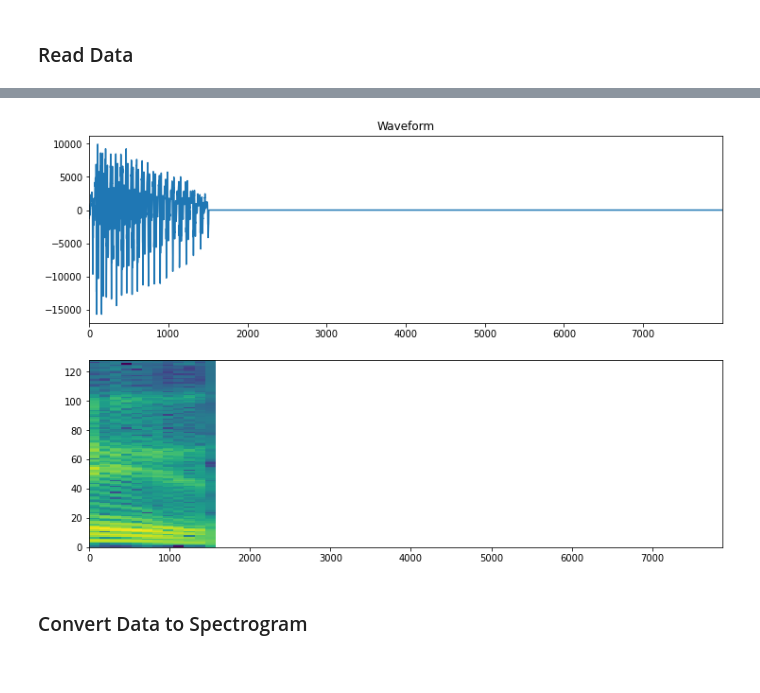
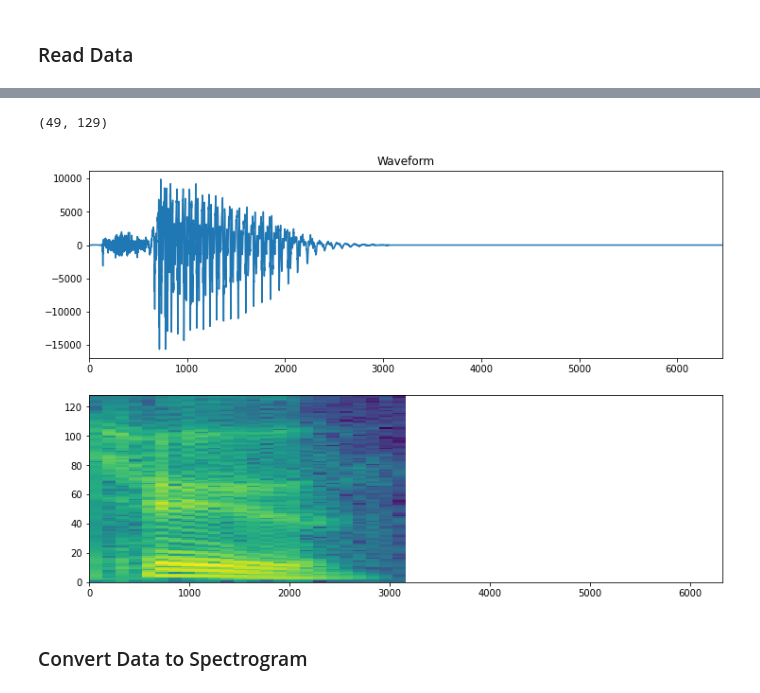
Before and after one commit to leand12/TAAProject2, a Jupyter notebook: proj2.ipynb, the cells around one changed output, grey strips where cells are left out. Saved outputs shown, nothing was run; the diff lists cells and outputs as text; code cells hidden in the pictures.

```diff
--- a/proj2.ipynb
+++ b/proj2.ipynb
@@ -189,27 +192,25 @@ files = 'recordings/'
 ds_files = listdir(files)
 
 labels = [str(i) for i in range(10)]
+rate = 8000
 
 X = []
 y = []
-s = []
 
 for file in ds_files:
     label = int(file.split("_")[0])
     rate, data = wavfile.read(join(files, file))
 
-    #print(data.shape)
-    trimmed_data = trim_silence(data.astype(np.float16))
-    X.append(trimmed_data)
+    #trimmed_data = trim_silence(data.astype(np.float16))
+    #if trimmed_data.shape[0] == 1:
+    #    print(file)
+    #    display(ipd.Audio( data , rate=8000 ))
+    X.append(data.astype(np.float))
     y.append(label)
 
-    s.append(trimmed_data.shape[0])
 
-
-max_size = np.max(s)
-
-print(max_size)
-
-# pad
-X = [ np.pad(x, (0, max_size - x.shape[0])) for x in X ]
+min_size = 100000
+for x in X:
+    min_size = min(min_size, x.shape[0])
+print(min_size)
 # %% [output]
@@ -217,12 +217,0 @@ X = [ np.pad(x, (0, max_size - x.shape[0])) for x in X ]
-# %%
-s = 0
-n_samples = len(X)
-n_augmentations = 2
-
-
-X, y = data_augmentation(X, y, noise=True, pitch=True)
-
-
-display(ipd.Audio(X[s], rate=8000))
-for i in range(0, 2):
-    display(ipd.Audio(X[s + 2**i*n_samples], rate=8000))
@@ -262,16 +329,19 @@ ax.set(title='Mel-frequency spectrogram')
 # %%
 waveform = X[0]
-spectrogram = stft_spectrogram(waveform)
 
+spectrogram = stft_spectrogram(waveform).numpy()
+#spectrogram.resize(32, 32)
+print(spectrogram.shape)
 
 timescale = np.arange(waveform.shape[0])
 fig, axes = plt.subplots(2, figsize=(12, 8))
 axes[0].plot(timescale, waveform)
 axes[0].set_title('Waveform')
 axes[0].set_xlim([0, max_size])
-plot_spectrogram(spectrogram.numpy(), axes[1])
+plot_spectrogram(spectrogram, axes[1])
 # %% [output]
+(49, 129)
-[figure, old version]
+[figure, new version]
 # %% [markdown]
 ### Convert Data to Spectrogram
 # %%
```
Also changed, not shown: parts of 21 cells of this notebook, 14 other files.
